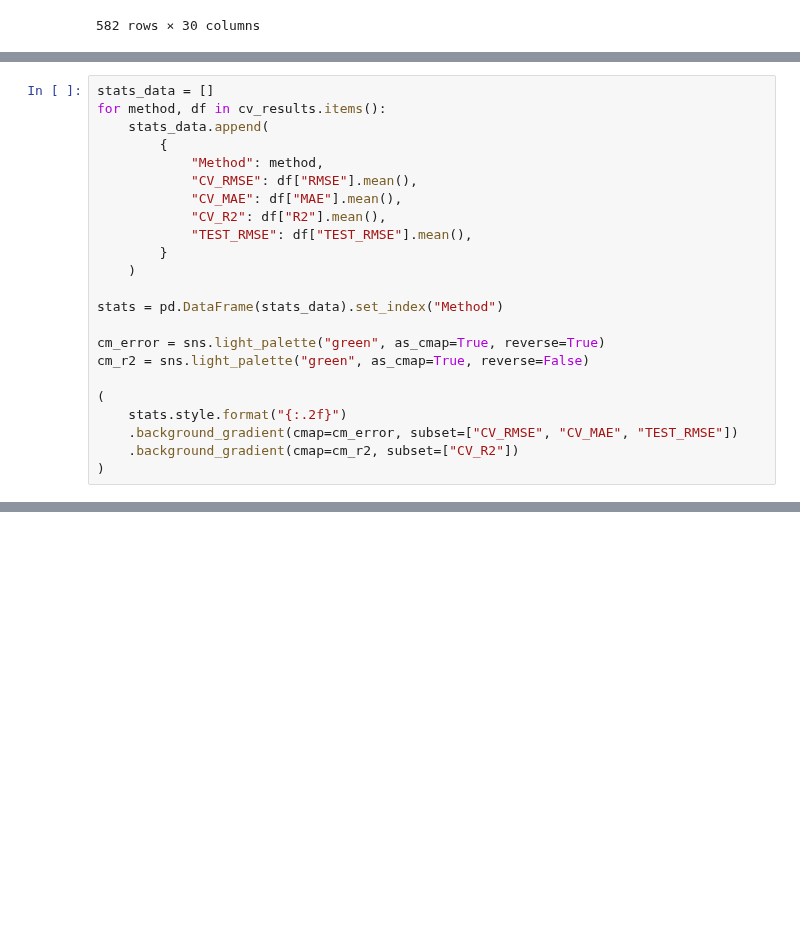
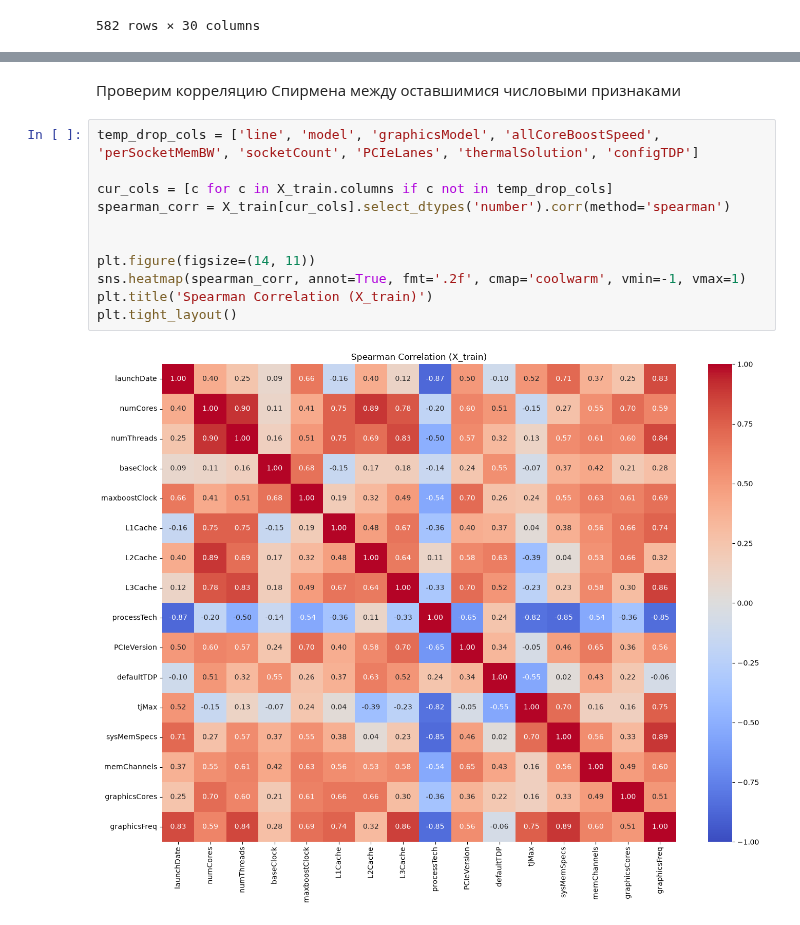
Before and after one commit to sircuspelle/AI-systems-course, a Jupyter notebook: Lab3/src/lab3/lab3.ipynb, the cells around one changed output, grey strips where cells are left out. Drawn from its saved outputs; the diff is of its cells as text; blank space fills up the shorter version.

```diff
--- a/Lab3/src/lab3/lab3.ipynb
+++ b/Lab3/src/lab3/lab3.ipynb
@@ -370,23 +34,0 @@ std   21.85  19.06  1.10       6.95
-# %%
-stats_data = []
-for method, df in cv_results.items():
-    stats_data.append(
-        {
-            "Method": method,
-            "CV_RMSE": df["RMSE"].mean(),
-            "CV_MAE": df["MAE"].mean(),
-            "CV_R2": df["R2"].mean(),
-            "TEST_RMSE": df["TEST_RMSE"].mean(),
-        }
-    )
-
-stats = pd.DataFrame(stats_data).set_index("Method")
-
-cm_error = sns.light_palette("green", as_cmap=True, reverse=True)
-cm_r2 = sns.light_palette("green", as_cmap=True, reverse=False)
-
-(
-    stats.style.format("{:.2f}")
-    .background_gradient(cmap=cm_error, subset=["CV_RMSE", "CV_MAE", "TEST_RMSE"])
-    .background_gradient(cmap=cm_r2, subset=["CV_R2"])
-)
@@ -415,0 +138,15 @@ cm_r2 = sns.light_palette("green", as_cmap=True, reverse=False)
+# %% [markdown]
+Проверим корреляцию Спирмена между оставшимися числовыми признаками
+# %%
+temp_drop_cols = ['line', 'model', 'graphicsModel', 'allCoreBoostSpeed', 'perSocketMemBW', 'socketCount', 'PCIeLanes', 'thermalSolution', 'configTDP']
+
+cur_cols = [c for c in X_train.columns if c not in temp_drop_cols]
+spearman_corr = X_train[cur_cols].select_dtypes('number').corr(method='spearman')
+
+
+plt.figure(figsize=(14, 11))
+sns.heatmap(spearman_corr, annot=True, fmt='.2f', cmap='coolwarm', vmin=-1, vmax=1)
+plt.title('Spearman Correlation (X_train)')
+plt.tight_layout()
+# %% [output]
+[figure, added]
```
Also changed, not shown: parts of 58 cells of this notebook.
